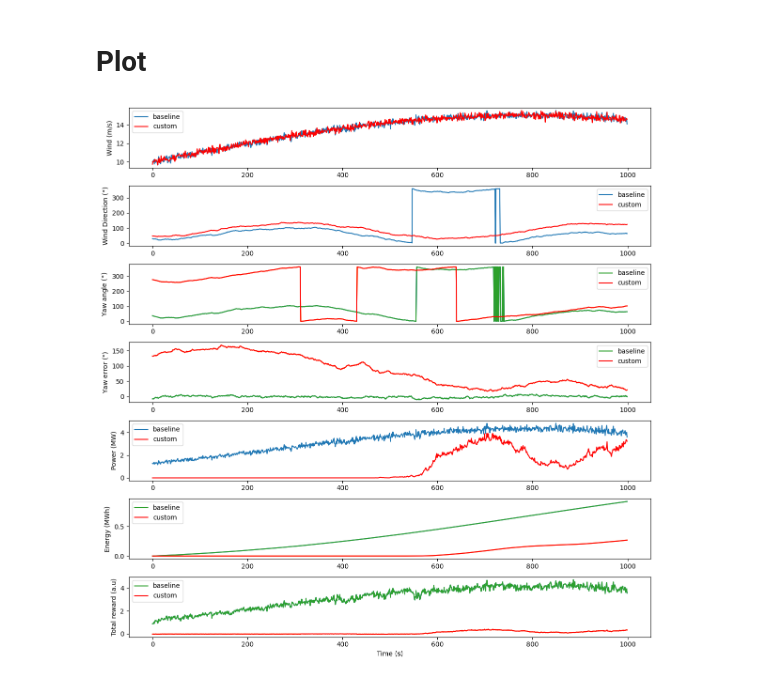
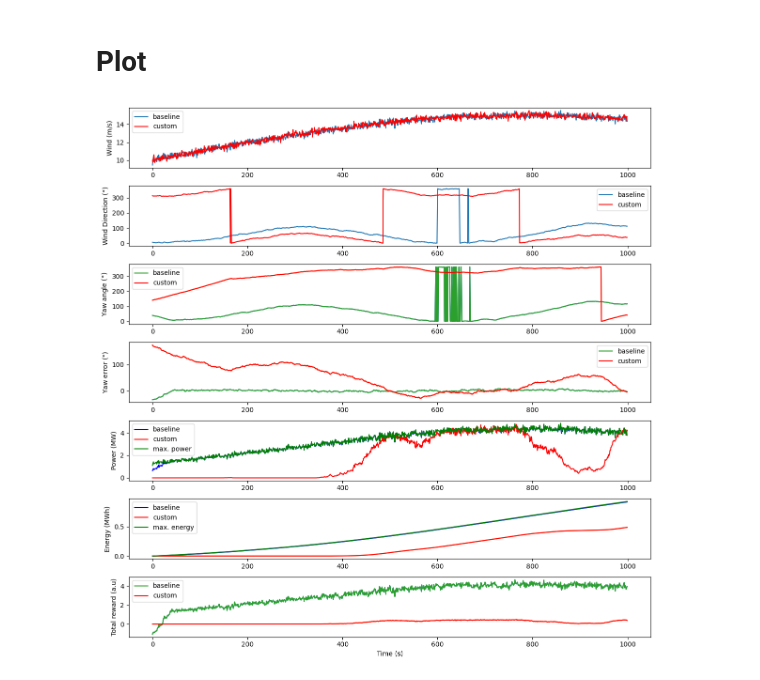
Before and after one commit to Ricrump/MAS512-Assignment3, a Jupyter notebook: Q1/rl-wind-1.ipynb, the cells around one changed output. Saved outputs shown, nothing was run; the diff lists cells and outputs as text; code cells hidden in the pictures.

```diff
--- a/Q1/rl-wind-1.ipynb
+++ b/Q1/rl-wind-1.ipynb
@@ -222,14 +222,14 @@ model already trained
 # %%
 class CustomWindTurbineEnv(WindTurbineEnv):  # inherits from WindTurbineEnv
-
+# changed reward function
   def step(self, action):
     observation, reward, terminated, truncated, info = super().step(action)
 
     yaw_velocity=float(action[0])
     yaw_error=(self.wind_direction-self.yaw)
     yaw_error=(yaw_error+180)%360-180
-    yaw_error = yaw_error/180.0
+    yaw_error = yaw_error
 
-    custom_reward = (self.power/10e6-0.05*abs(yaw_error)**2-0.02*abs(yaw_velocity))
+    custom_reward = self.power/10e6
 
     return observation, custom_reward, terminated, truncated, info
@@ -277,9 +322,10 @@ custom_env = CustomWindTurbineEnv()
 
 model=PPO.load("ppo_yaw_controller")
 custom_model = PPO.load("custom_ppo_yaw_controller")
+#custom_model = PPO.load("custom_ppo_yaw_controller_power")
 
-obs,_=env.reset()
-custom_obs,_ = custom_env.reset()
+obs,_=env.reset(seed=42)
+custom_obs,_ = custom_env.reset(seed=42)
 
 speed=[]
 direction=[]
@@ -288,18 +334,19 @@ error=[]
 power=[]
 energy=[]
 total_reward=[]
-
-
+max_power = []
+max_energy = []
 
 total_energy=0
 custom_total_energy = 0
+max_total_energy = 0
 dt = env.dt
 
 
 for t in range(1000):
 
     action,_=model.predict(obs)
-    custom_action,_ = custom_model.predict(obs)
+    custom_action,_ = custom_model.predict(custom_obs)
 
     obs,reward,done,trunc,_=env.step(action)
     custom_obs, custom_reward, _, _, _ = custom_env.step(custom_action)
@@ -314,6 +361,11 @@ for t in range(1000):
 
     power.append([obs[4], custom_obs[4]])
 
+    power_max = (0.5*env.rho*env.area*env.Cp*obs[0]**3)/1e6
+    max_power.append(power_max)
+    max_total_energy += power_max * dt/3600
+    max_energy.append(max_total_energy)
+
     total_energy += obs[4] * dt/3600
     custom_total_energy += custom_obs[4] * dt/3600
 
@@ -351,33 +403,35 @@ plt.subplot(7,1,4)
 plt.plot(time,error)
 plt.plot(time,np.array(error)[:, 0], label="baseline")
 plt.plot(time, np.array(error)[:,1], color="red", label="custom")
 plt.ylabel(r"Yaw error ($\degree$)")
 plt.legend()
 
 plt.subplot(7,1,5)
-plt.plot(time,np.array(power)[:, 0], label="baseline")
+plt.plot(time,np.array(power)[:, 0], color="blue", label="baseline")
 plt.plot(time, np.array(power)[:,1], color="red", label="custom")
+plt.plot(time, max_power, color="green", label="max. power")
 plt.ylabel("Power (MW)")
 plt.legend()
 
 plt.subplot(7,1,6)
 plt.plot(time,energy)
-plt.plot(time,np.array(energy)[:, 0], label="baseline")
+plt.plot(time,np.array(energy)[:, 0], color="blue", label="baseline")
 plt.plot(time, np.array(energy)[:,1], color="red", label="custom")
+plt.plot(time, max_energy, color="green", label="max. energy")
 plt.ylabel("Energy (MWh)")
 plt.legend()
 
 plt.subplot(7,1,7)
 plt.plot(time,total_reward)
 plt.plot(time,np.array(total_reward)[:, 0], label="baseline")
 plt.plot(time, np.array(total_reward)[:,1], color="red", label="custom")
 plt.ylabel("Total reward (a.u)")
 
 plt.xlabel("Time (s)")
 plt.legend()
 
 plt.tight_layout()
 
 plt.show()
 # %% [output]
-[figure, old version]
+[figure, new version]
```
Also changed, not shown: parts of 4 cells of this notebook, 4 other files.
